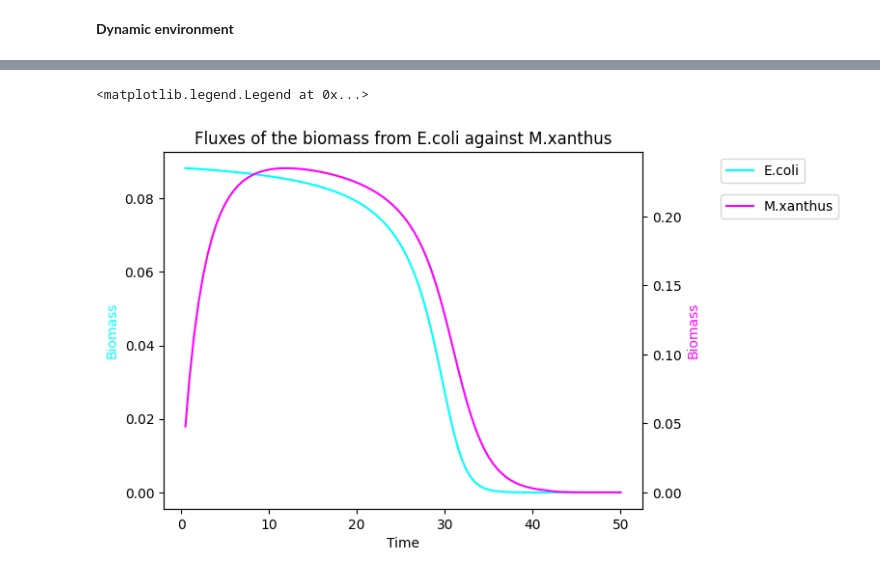
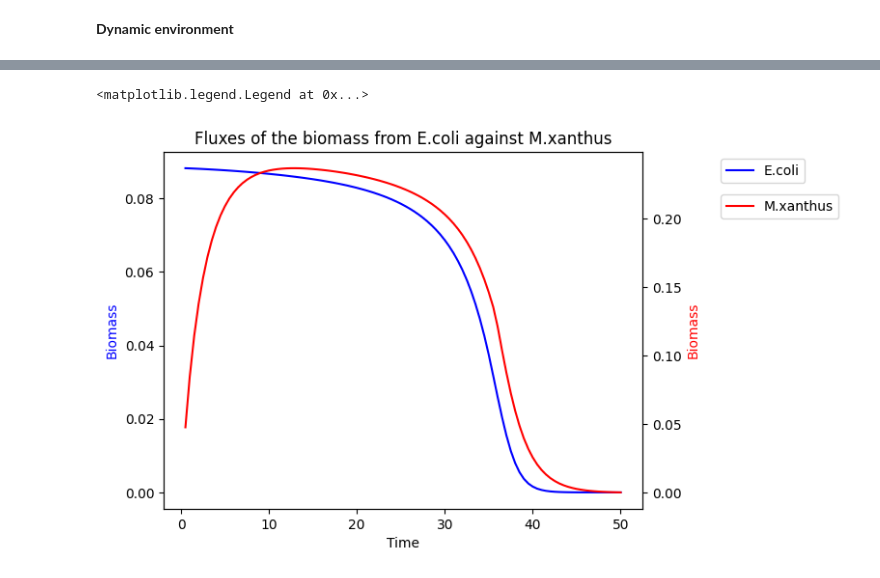
Before and after one commit to BondonMickael/M_xanthus-E_coli-Predation, a Jupyter notebook: notebooks/compart_model.ipynb, the cells around one changed output, grey strips where cells are left out. Cells and saved outputs as stored; diff of their text form; code cells hidden in the pictures.

```diff
--- a/notebooks/compart_model.ipynb
+++ b/notebooks/compart_model.ipynb
@@ -235,10 +134,19 @@ M_xanthus.reactions.EX_ile_L_e.lower_bound = 0
 M_xanthus.reactions.EX_leu_L_e.lower_bound = 0
 M_xanthus.reactions.EX_lys_L_e.lower_bound = 0
 M_xanthus.reactions.EX_gly_cys_L_e.lower_bound = 0
+M_xanthus.reactions.EX_cgly_e.lower_bound = 0
 M_xanthus.reactions.EX_pro_L_e.lower_bound = 0
 M_xanthus.reactions.EX_alaala_e.lower_bound = 0
+M_xanthus.reactions.EX_glu_L_e.lower_bound = 0
+M_xanthus.reactions.EX_met_L_e.lower_bound = 0
+M_xanthus.reactions.EX_thr_L_e.lower_bound = 0
 M_xanthus.reactions.EX_fru_e.lower_bound = 0
-M_xanthus.reactions.EX_glu_L_e. lower_bound = 0
+M_xanthus.reactions.EX_malt_e.lower_bound = 0
+M_xanthus.reactions.EX_gam_e.lower_bound = 0 # test
+M_xanthus.reactions.EX_fum_e.lower_bound = 0
+M_xanthus.reactions.EX_orn_e.lower_bound = 0
+M_xanthus.reactions.EX_succ_e.lower_bound = 0
+M_xanthus.reactions.EX_acald_e.lower_bound = 0
 # %%
 M_xanthus.reactions.EX_glc_D_e.id = 'EX_glc__D_e' # change the name to correspond to E_coli
 # %% [markdown]
@@ -249,10 +157,12 @@ tf = 50
 steps = 0.5
 time_point = [0]
 it = 1
-y = [100, 100, 100] # give the number of metabolites in the environment
+y = [100, 100] # give the number of metabolites in the environment
 biomass = 0 # quantities of Biomass in the environment
 fluxes_E = []
 fluxes_M = []
+Biomass_E = [0]
+Biomass_M = [0]
 
 reactions_list_E_coli = [] # get all reaction of E_coli model
 for reaction in E_coli.reactions:
@@ -266,17 +176,15 @@ for reaction in M_xanthus.reactions:
 def add_dynamic_bounds(model, y, biomass):
     """Use external concentrations to change the bound changing the uptake flux of the limited metabolites. \n
     :param sbml model: The model you want to add dynamic bounds. \n
-    :param list(int) y: A list of the metabolite quantities in environment. In order: glucose, oxygen, amonium. \n
+    :param list(int) y: A list of the metabolite quantities in environment. In order: glucose, amonium. \n
     :param int biomass: Quantities of Biomass in the environment.
     """
-    glucose, oxygen, ammonium = y  # expand the boundary species (Can put more)
+    glucose, ammonium = y  # expand the boundary species (Can put more)
 
     glucose_max_import = -10 * glucose / (5 + glucose) # calculate the max import value for the metabolites
-    oxygen_max_import = -10 * oxygen / (5 + oxygen)
     ammonium_max_import = -10 * ammonium / (5 + ammonium)
     biomass_max_import = -10 * biomass / (5 + biomass)
 
-    model.reactions.EX_o2_e.lower_bound = oxygen_max_import
     model.reactions.EX_nh4_e.lower_bound = ammonium_max_import
 
     E_coli.reactions.EX_glc__D_e.lower_bound = glucose_max_import  # change the limit of importation with the max import
@@ -288,13 +196,12 @@ def add_dynamic_bounds(model, y, biomass):
 def update_metabolites(fluxes, y, biomass):
     """Updtate the metabolites quantities depending of the fluxes. \n
     :param list(int) fluxes: The list of the fluxes. \n
-    :param list(int) y: A list of the metabolite quantities in environment. In order: glucose, oxygen, amonium, isoleucine. \n
+    :param list(int) y: A list of the metabolite quantities in environment. In order: glucose, amonium, isoleucine. \n
     :param int biomass: Quantities of Biomass in the environment.
     """
-    glucose, oxygen, ammonium = y  # expand the boundary species (Can put more)
+    glucose, ammonium = y  # expand the boundary species (Can put more)
 
     glucose = glucose + fluxes["EX_glc__D_e"]  # calculate the number of metabolites
-    oxygen = oxygen + fluxes["EX_o2_e"]
     ammonium = ammonium + fluxes["EX_nh4_e"]
     if "BIOMASS_Ec_iML1515_core_75p37M" in fluxes:
         biomass = biomass + fluxes["BIOMASS_Ec_iML1515_core_75p37M"]
@@ -303,14 +210,12 @@ def update_metabolites(fluxes, y, biomass):
 
     if glucose < 0:
         glucose = 0 #if the value goes below zero set the number of metaboltie to zero
-    if oxygen < 0:
-        oxygen = 0
     if ammonium < 0:
         ammonium = 0
     if biomass < 0:
         biomass = 0
 
-    y = (glucose, oxygen, ammonium)  # changing the value of the metabolites
+    y = (glucose, ammonium)  # changing the value of the metabolites
     return y, biomass
 
 
@@ -322,6 +227,7 @@ with tqdm(total=tf) as pbar:
         fluxes_E_coli *= 0.1  # multiply by Biomass Concentration to get flux
         fluxes_E.append(fluxes_E_coli)  # store all the fluxes
         y, biomass = update_metabolites(fluxes_E_coli, y, biomass)
+        Biomass_E.append(Biomass_E[it - 1] + fluxes_E_coli["BIOMASS_Ec_iML1515_core_75p37M"])
 
         add_dynamic_bounds(M_xanthus, y, biomass) ## For Myxococcus xanthus
         FBA_2 = M_xanthus.optimize()
@@ -329,6 +235,7 @@ with tqdm(total=tf) as pbar:
         fluxes_M_xanthus *= 0.1
         fluxes_M.append(fluxes_M_xanthus)
         y, biomass = update_metabolites(fluxes_M_xanthus, y, biomass)
+        Biomass_M.append(Biomass_M[it - 1] + fluxes_M_xanthus["OF_BIOMASS"])
 
         time_point.append(time_point[it - 1] + steps)
         it += 1
@@ -394,25 +303,25 @@ ax2.legend(bbox_to_anchor=(1.15, 0.90), loc="upper left")
 # %%
 biomass_E = []
 biomass_M = []
 
 for i in fluxes_M:
     biomass_M.append(i["OF_BIOMASS"]) # taking the biomass flux
 for j in fluxes_E:
     biomass_E.append(j['BIOMASS_Ec_iML1515_core_75p37M'])
 
 
 ax = plt.subplot(111)
-ax.plot(time_point[1:], biomass_E, color="cyan", label="E.coli") # plot the biomass flux of E_coli
+ax.plot(time_point[1:], biomass_E, color="blue", label="E.coli") # plot the biomass flux of E_coli
 ax2 = plt.twinx(ax)
-ax2.plot(time_point[1:], biomass_M, color="magenta", label="M.xanthus")
+ax2.plot(time_point[1:], biomass_M, color="red", label="M.xanthus")
 
-ax.set_ylabel("Biomass", color="cyan") # set the name
-ax2.set_ylabel("Biomass", color="magenta")
+ax.set_ylabel("Biomass", color="blue") # set the name
+ax2.set_ylabel("Biomass", color="red")
 ax.set_xlabel('Time')
 
 ax.set_title("Fluxes of the biomass from E.coli against M.xanthus") # set the title
 ax.legend(bbox_to_anchor=(1.15, 1), loc="upper left") # show the legend
 ax2.legend(bbox_to_anchor=(1.15, 0.90), loc="upper left")
 # %% [output]
 <matplotlib.legend.Legend at 0x...>
-[figure, old version]
+[figure, new version]
```
Also changed, not shown: parts of 10 cells of this notebook, 2 other files.
